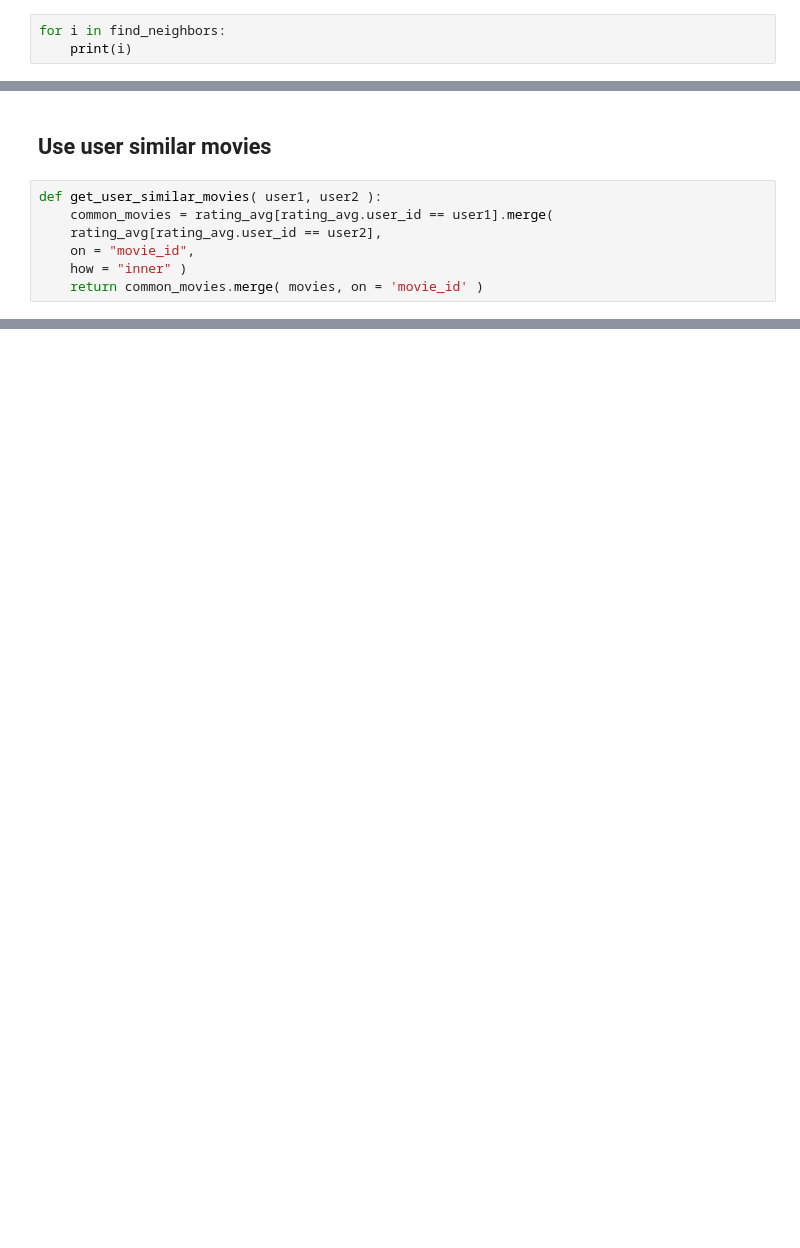
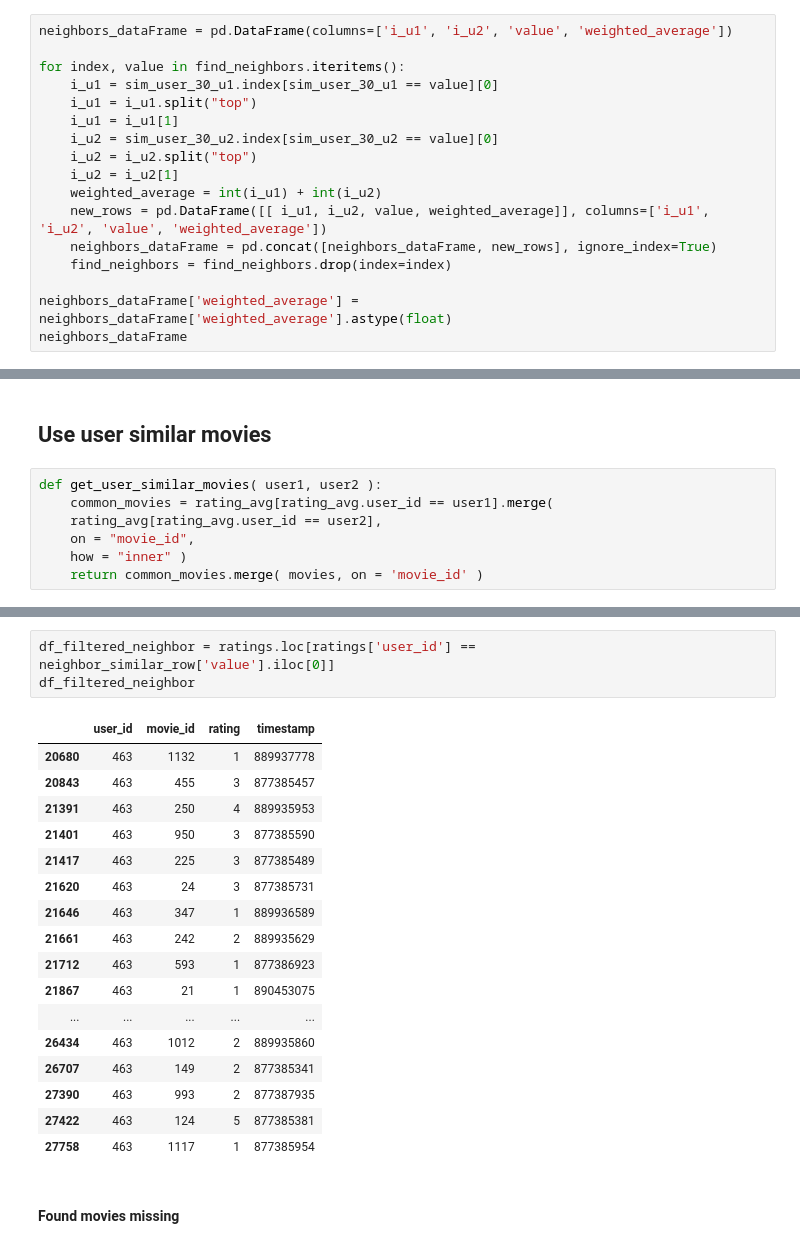
Before and after one commit to GuidiSara/Group_Recommender_System_Movie, a Jupyter notebook: main_jupyter.ipynb, the cells around one changed output, grey strips where cells are left out. Drawn from its saved outputs; the diff is of its cells as text; blank space fills up the shorter version.

```diff
--- a/main_jupyter.ipynb
+++ b/main_jupyter.ipynb
@@ -284,4 +283,18 @@ Name: 349, dtype: int64
 # %%
-for i in find_neighbors:
-    print(i)
+neighbors_dataFrame = pd.DataFrame(columns=['i_u1', 'i_u2', 'value', 'weighted_average'])
+
+for index, value in find_neighbors.iteritems():
+    i_u1 = sim_user_30_u1.index[sim_user_30_u1 == value][0]
+    i_u1 = i_u1.split("top")
+    i_u1 = i_u1[1]
+    i_u2 = sim_user_30_u2.index[sim_user_30_u2 == value][0]
+    i_u2 = i_u2.split("top")
+    i_u2 = i_u2[1]
+    weighted_average = int(i_u1) + int(i_u2)
+    new_rows = pd.DataFrame([[ i_u1, i_u2, value, weighted_average]], columns=['i_u1', 'i_u2', 'value', 'weighted_average'])
+    neighbors_dataFrame = pd.concat([neighbors_dataFrame, new_rows], ignore_index=True)
+    find_neighbors = find_neighbors.drop(index=index)
+
+neighbors_dataFrame['weighted_average'] = neighbors_dataFrame['weighted_average'].astype(float)
+neighbors_dataFrame
 # %% [output]
@@ -370,0 +365,23 @@ for i in predicted_movies:
+# %%
+df_filtered_neighbor = ratings.loc[ratings['user_id'] == neighbor_similar_row['value'].iloc[0]]
+df_filtered_neighbor
+# %% [output]
+|  | user_id | movie_id | rating | timestamp |
+| 20680 | 463 | 1132 | 1 | 889937778 |
+| 20843 | 463 | 455 | 3 | 877385457 |
+| 21391 | 463 | 250 | 4 | 889935953 |
+| 21401 | 463 | 950 | 3 | 877385590 |
+| 21417 | 463 | 225 | 3 | 877385489 |
+| 21620 | 463 | 24 | 3 | 877385731 |
+| 21646 | 463 | 347 | 1 | 889936589 |
+| 21661 | 463 | 242 | 2 | 889935629 |
+| 21712 | 463 | 593 | 1 | 877386923 |
+| 21867 | 463 | 21 | 1 | 890453075 |
+| ... | ... | ... | ... | ... |
+| 26434 | 463 | 1012 | 2 | 889935860 |
+| 26707 | 463 | 149 | 2 | 877385341 |
+| 27390 | 463 | 993 | 2 | 877387935 |
+| 27422 | 463 | 124 | 5 | 877385381 |
+| 27758 | 463 | 1117 | 1 | 877385954 |
+# %% [markdown]
+#### Found movies missing
```
Also changed, not shown: parts of 24 cells of this notebook.
